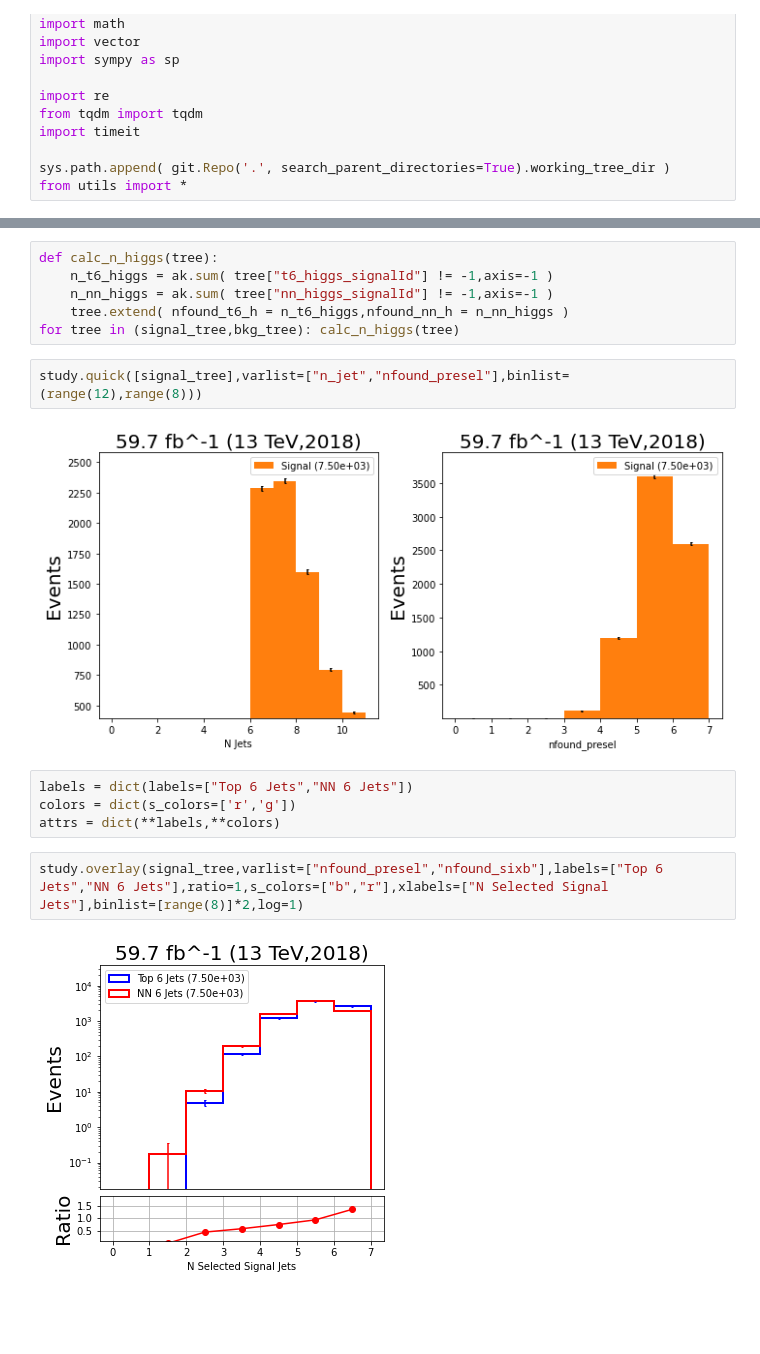
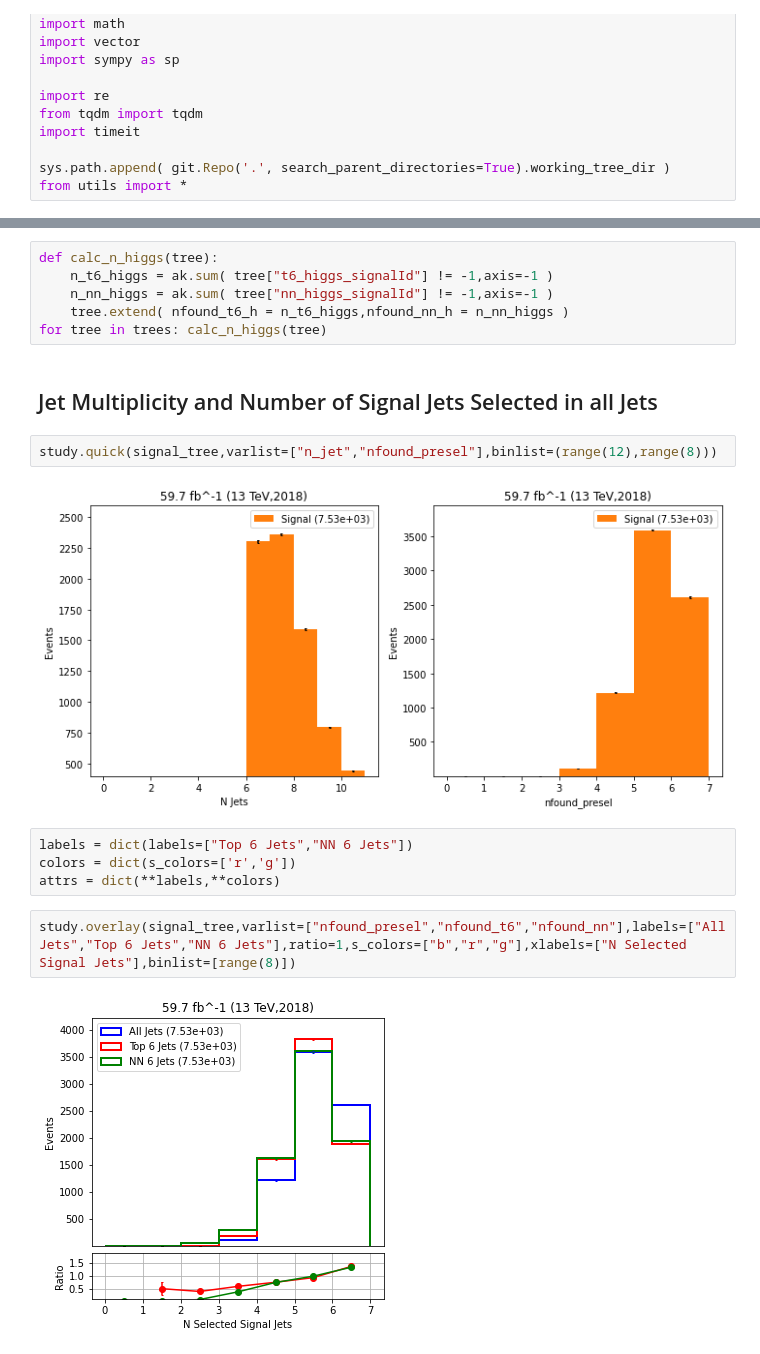
Before and after one commit to srosenzweig09/analysis, a Jupyter notebook: jupyter/nn_efficiency.ipynb, the cells around one changed output, grey strips where cells are left out. Cells and saved outputs as stored; diff of their text form; blank space fills up the shorter version.

```diff
--- a/jupyter/nn_efficiency.ipynb
+++ b/jupyter/nn_efficiency.ipynb
@@ -107,16 +29,18 @@ def calc_n_higgs(tree):
     n_t6_higgs = ak.sum( tree["t6_higgs_signalId"] != -1,axis=-1 )
     n_nn_higgs = ak.sum( tree["nn_higgs_signalId"] != -1,axis=-1 )
     tree.extend( nfound_t6_h = n_t6_higgs,nfound_nn_h = n_nn_higgs )
-for tree in (signal_tree,bkg_tree): calc_n_higgs(tree)
+for tree in trees: calc_n_higgs(tree)
+# %% [markdown]
+## Jet Multiplicity and Number of Signal Jets Selected in all Jets
 # %%
-study.quick([signal_tree],varlist=["n_jet","nfound_presel"],binlist=(range(12),range(8)))
+study.quick(signal_tree,varlist=["n_jet","nfound_presel"],binlist=(range(12),range(8)))
 # %% [output]
-[figure, old version]
+[figure, new version]
 # %%
 labels = dict(labels=["Top 6 Jets","NN 6 Jets"])
 colors = dict(s_colors=['r','g'])
 attrs = dict(**labels,**colors)
 # %%
-study.overlay(signal_tree,varlist=["nfound_presel","nfound_sixb"],labels=["Top 6 Jets","NN 6 Jets"],ratio=1,s_colors=["b","r"],xlabels=["N Selected Signal Jets"],binlist=[range(8)]*2,log=1)
+study.overlay(signal_tree,varlist=["nfound_presel","nfound_t6","nfound_nn"],labels=["All Jets","Top 6 Jets","NN 6 Jets"],ratio=1,s_colors=["b","r","g"],xlabels=["N Selected Signal Jets"],binlist=[range(8)])
 # %% [output]
-[figure, old version]
+[figure, new version]
```
Also changed, not shown: parts of 19 cells of this notebook, 1 other file.
